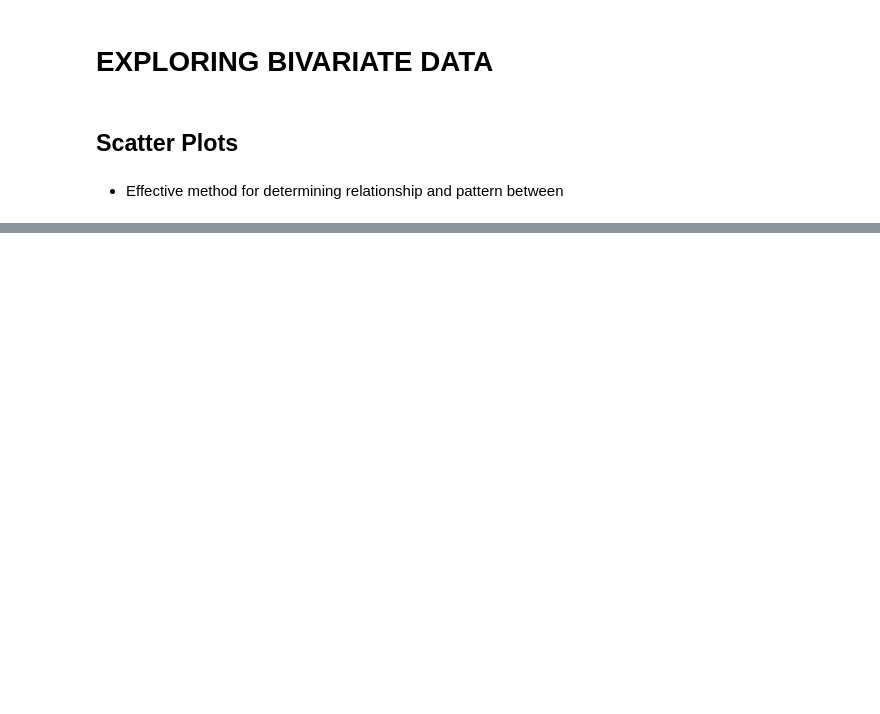
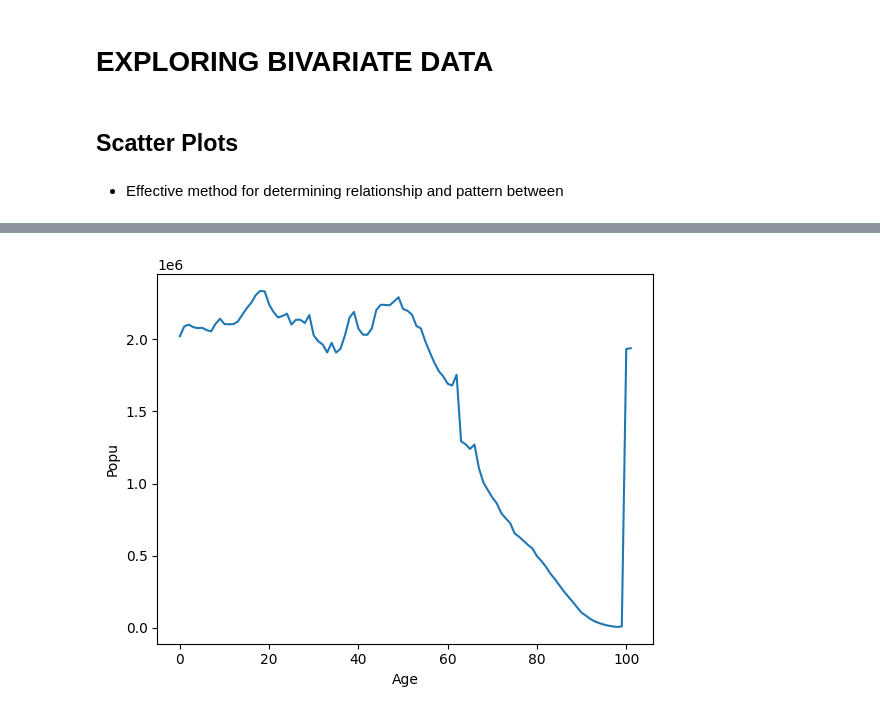
Before and after one commit to FirefoxSRV/The_Code_Colosseum, a Jupyter notebook: Foundations of DS/pandas_practice.ipynb, the cells around one changed output, grey strips where cells are left out. Drawn from its saved outputs; the diff is of its cells as text; code cells hidden in the pictures; blank space fills up the shorter version.

```diff
--- a/Foundations of DS/pandas_practice.ipynb
+++ b/Foundations of DS/pandas_practice.ipynb
@@ -129,0 +271,9 @@ Eg: Stem chart while grading. You can see each studennt's score ....but using hi
+# %%
+data = data.drop(data[data["AGE"] == 999].index)
+# %%
+plt.xlabel("Age")
+plt.ylabel("Popu")
+plt.plot(data["2010"].values[102:204])
+plt.show()
+# %% [output]
+[figure, added]
```
Also changed, not shown: parts of 32 cells of this notebook.
